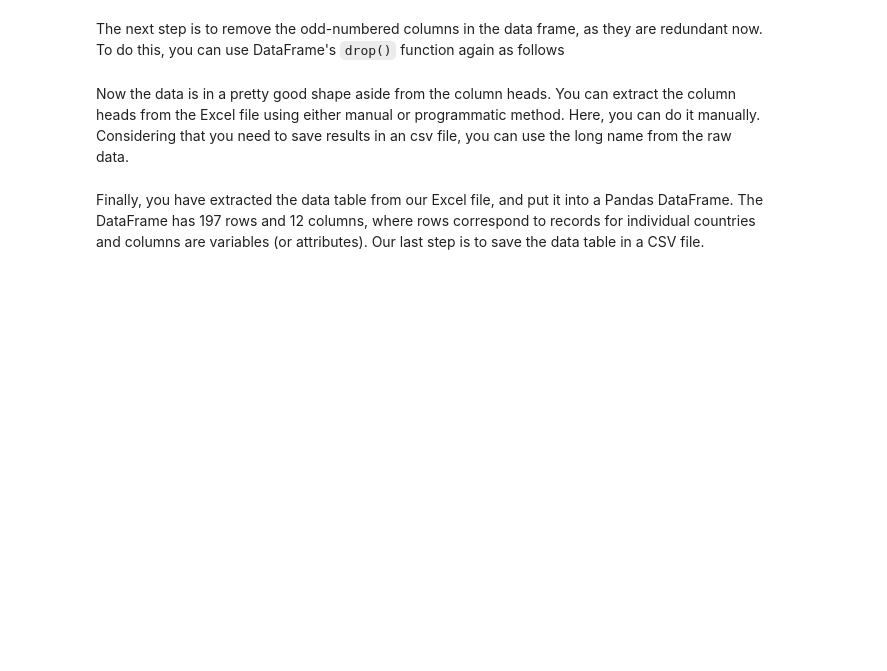
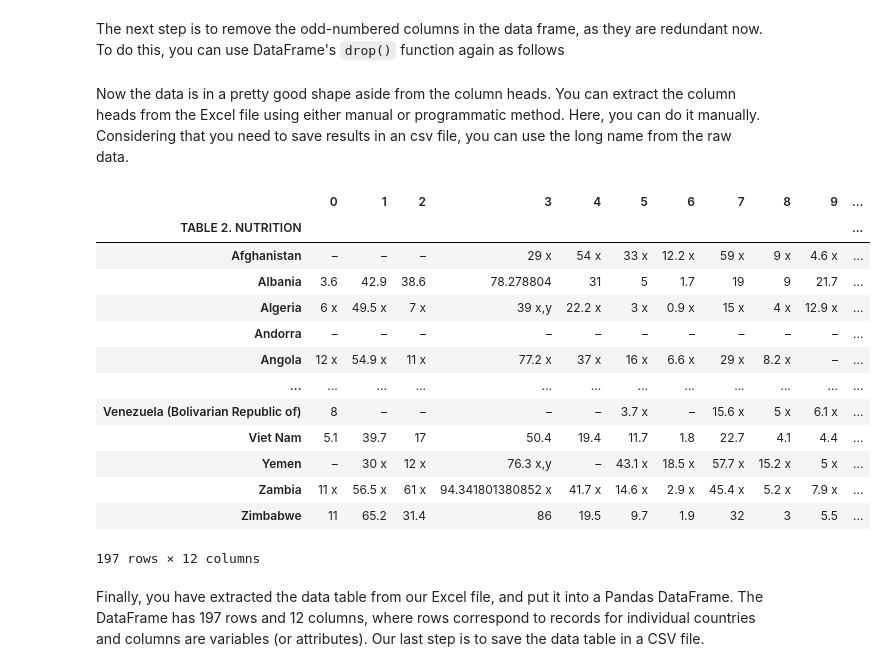
Before and after one commit to PHLP-Neo/Portfolio, a Jupyter notebook: MonashCourseWork/FIT5196/Week3/week_3_applied_session_student.ipynb, the cells around one changed output. Saved outputs shown, nothing was run; the diff lists cells and outputs as text; code cells hidden in the pictures; blank space fills up the shorter version.

```diff
--- a/MonashCourseWork/FIT5196/Week3/week_3_applied_session_student.ipynb
+++ b/MonashCourseWork/FIT5196/Week3/week_3_applied_session_student.ipynb
@@ -231,3 +336,6 @@ df
 
 So far you have extracted all the records (or rows) for 196 countries in the Excel file.
 Let's set the country names as row indices, and reset the column labels.
+# %%
+df = df.set_index(df.columns[0])
+df
@@ -256,3 +392,15 @@ You need a `FOR` loop iterating over either odd- or even-numbered columns.
 Within this `FOR` loop, another `FOR` loop is needed to iterate over rows.
 For each row, you can check if the cell in the odd-numbered column contains `NaN`.
 If it does, then you can merge it with the cell in the corresponding even-numbered column on the left.
+# %%
+import pandas as pd
+
+for col in range(0, len(df.columns), 2):
+    for row in range(len(df)):
+        left = df.iloc[row, col]
+        right = df.iloc[row, col + 1]
+
+        if pd.isna(right):
+            df.iloc[row, col] = left
+        else:
+            df.iloc[row, col] = str(left) + " " + str(right)
@@ -259,10 +424,31 @@ If it does, then you can merge it with the cell in the corresponding even-number
 # %% [markdown]
 The next step is to remove the odd-numbered columns in the data frame, as they are redundant now.
 To do this, you can use DataFrame's `drop()` function again as follows
+# %%
+df = df.drop(df.columns[1::2], axis=1)
 # %% [markdown]
 Now the data is in a pretty good shape aside from the column heads.
 You can extract the column heads from the Excel file using either manual or programmatic method.
 Here, you can do it manually. Considering that you need to save results in an csv file, you can use the long name from the raw data.
+# %%
+df.columns = range(len(df.columns))
+# %%
+df
+# %% [output]
+|  | 0 | 1 | 2 | 3 | 4 | 5 | 6 | 7 | 8 | 9 | ... |
+| TABLE 2. NUTRITION |  |  |  |  |  |  |  |  |  |  | ... |
+| Afghanistan | – | – | – | 29 x | 54 x | 33 x | 12.2 x | 59 x | 9 x | 4.6 x | ... |
+| Albania | 3.6 | 42.9 | 38.6 | 78.278804 | 31 | 5 | 1.7 | 19 | 9 | 21.7 | ... |
+| Algeria | 6 x | 49.5 x | 7 x | 39 x,y | 22.2 x | 3 x | 0.9 x | 15 x | 4 x | 12.9 x | ... |
+| Andorra | – | – | – | – | – | – | – | – | – | – | ... |
+| Angola | 12 x | 54.9 x | 11 x | 77.2 x | 37 x | 16 x | 6.6 x | 29 x | 8.2 x | – | ... |
+| ... | ... | ... | ... | ... | ... | ... | ... | ... | ... | ... | ... |
+| Venezuela (Bolivarian Republic of) | 8 | – | – | – | – | 3.7 x | – | 15.6 x | 5 x | 6.1 x | ... |
+| Viet Nam | 5.1 | 39.7 | 17 | 50.4 | 19.4 | 11.7 | 1.8 | 22.7 | 4.1 | 4.4 | ... |
+| Yemen | – | 30 x | 12 x | 76.3 x,y | – | 43.1 x | 18.5 x | 57.7 x | 15.2 x | 5 x | ... |
+| Zambia | 11 x | 56.5 x | 61 x | 94.341801380852 x | 41.7 x | 14.6 x | 2.9 x | 45.4 x | 5.2 x | 7.9 x | ... |
+| Zimbabwe | 11 | 65.2 | 31.4 | 86 | 19.5 | 9.7 | 1.9 | 32 | 3 | 5.5 | ... |
+197 rows × 12 columns
 # %% [markdown]
 Finally, you have extracted the data table from our Excel file, and put it into a Pandas DataFrame.
 The DataFrame has 197 rows and 12 columns, where rows correspond to records for individual countries
```
Also changed, not shown: parts of 50 cells of this notebook, 1 other file.
